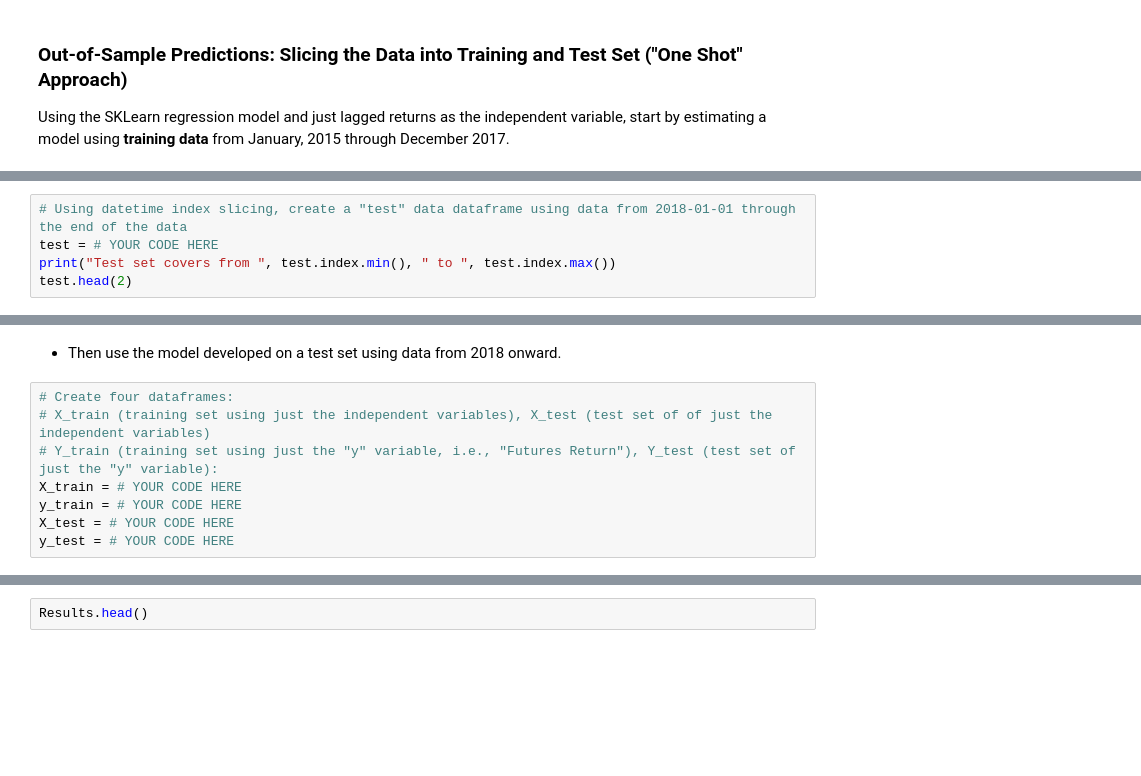
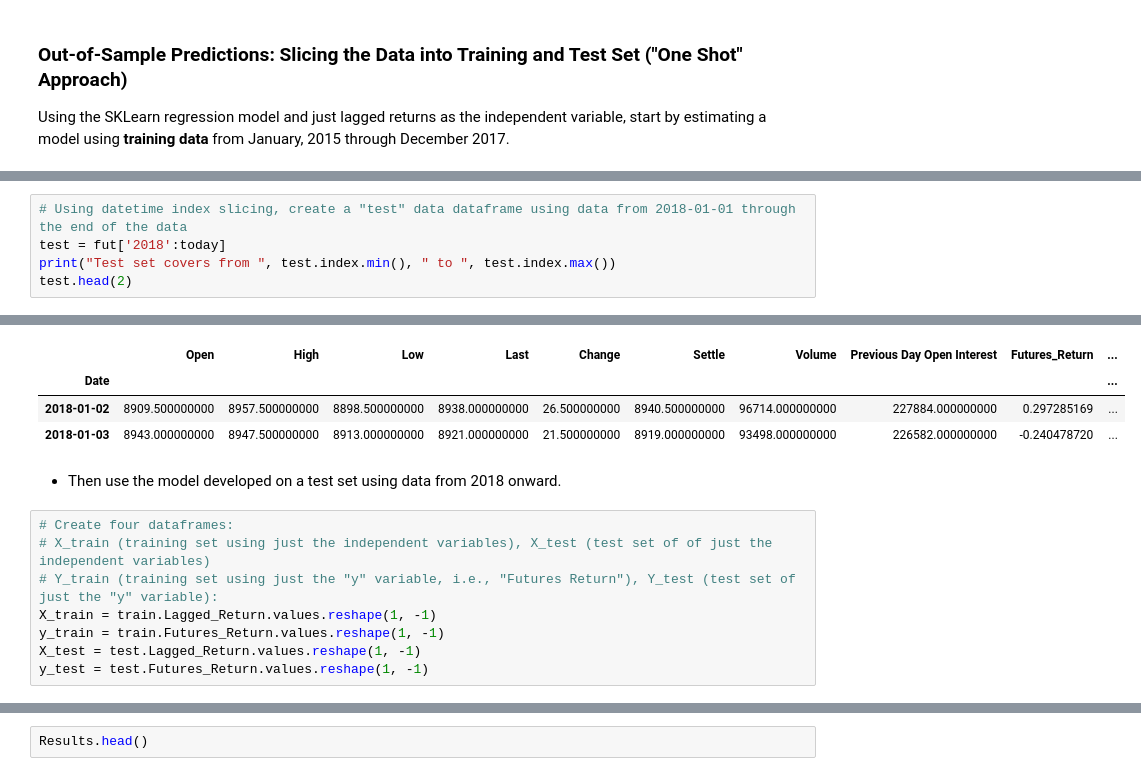
Before and after one commit to stragitech/Yen_Futures, a Jupyter notebook: time_series_analysis.ipynb, the cells around one changed output, grey strips where cells are left out. Saved outputs shown, nothing was run; the diff lists cells and outputs as text; blank space fills up the shorter version.

```diff
--- a/time_series_analysis.ipynb
+++ b/time_series_analysis.ipynb
@@ -548,5 +558,6 @@ train.head(2)
 # %%
 # Using datetime index slicing, create a "test" data dataframe using data from 2018-01-01 through the end of the data
-test = # YOUR CODE HERE
+test = fut['2018':today]
 print("Test set covers from ", test.index.min(), " to ", test.index.max())
 test.head(2)
+# %% [output]
@@ -553,12 +565,16 @@ test.head(2)
+|  | Open | High | Low | Last | Change | Settle | Volume | Previous Day Open Interest | Futures_Return | ... |
+| Date |  |  |  |  |  |  |  |  |  | ... |
+| 2018-01-02 | 8909.500000000 | 8957.500000000 | 8898.500000000 | 8938.000000000 | 26.500000000 | 8940.500000000 | 96714.000000000 | 227884.000000000 | 0.297285169 | ... |
+| 2018-01-03 | 8943.000000000 | 8947.500000000 | 8913.000000000 | 8921.000000000 | 21.500000000 | 8919.000000000 | 93498.000000000 | 226582.000000000 | -0.240478720 | ... |
 # %% [markdown]
   * Then use the model developed on a test set using data from 2018 onward.
 # %%
 # Create four dataframes:
 # X_train (training set using just the independent variables), X_test (test set of of just the independent variables)
 # Y_train (training set using just the "y" variable, i.e., "Futures Return"), Y_test (test set of just the "y" variable):
-X_train = # YOUR CODE HERE
-y_train = # YOUR CODE HERE
-X_test = # YOUR CODE HERE
-y_test = # YOUR CODE HERE
+X_train = train.Lagged_Return.values.reshape(1, -1)
+y_train = train.Futures_Return.values.reshape(1, -1)
+X_test = test.Lagged_Return.values.reshape(1, -1)
+y_test = test.Futures_Return.values.reshape(1, -1)
 # %%
 # Fit a SKLearn linear regression using  just the training set (X_train, Y_train):
```
Also changed, not shown: parts of 20 cells of this notebook.
